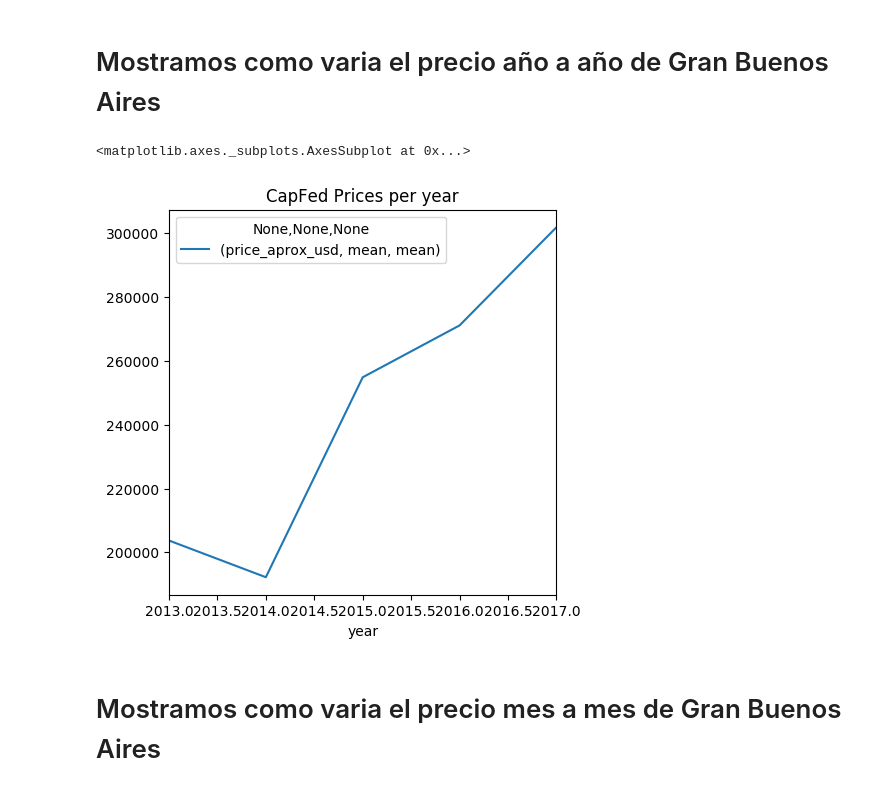
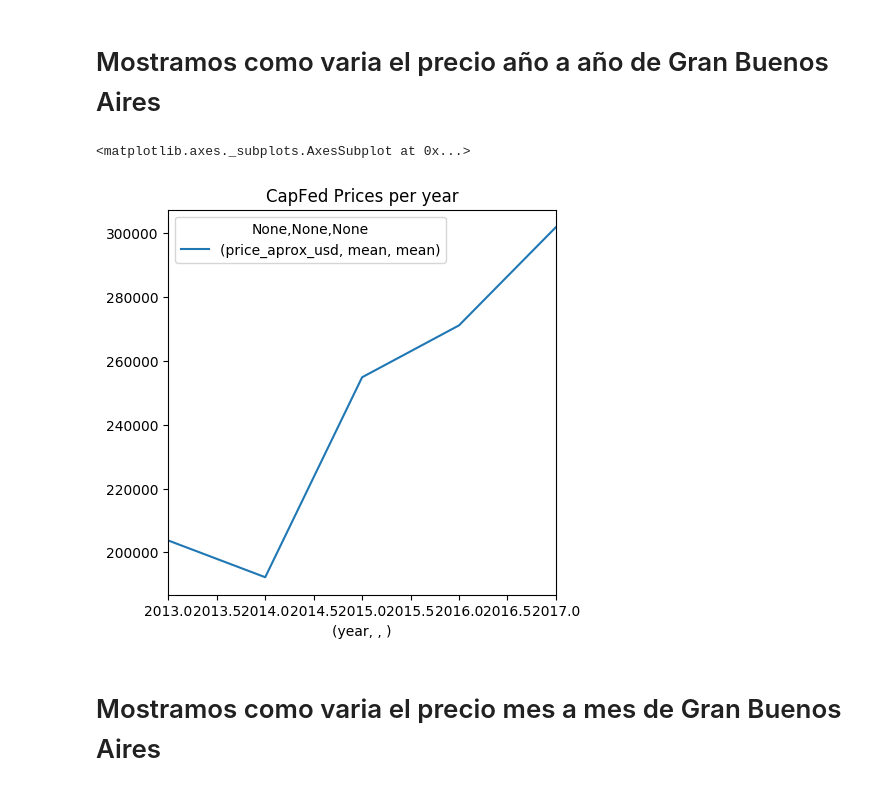
Before and after one commit to Monty1991/TPDATOS_7506_2017_2_ARGERICH, a Jupyter notebook: TP.ipynb, the cells around one changed output. Drawn from its saved outputs; the diff is of its cells as text; code cells hidden in the pictures.

```diff
--- a/TP.ipynb
+++ b/TP.ipynb
@@ -211,13 +211,13 @@ CF.plot(x='date', y=('price_aprox_usd', 'mean') , kind='line', title="CapFed Pri
 # %%
 GBA = df.loc[df.place_with_parent_names.str.contains('Bs.As. G.B.A.'), :]
 GBA = GBA.loc[:, ['price_aprox_usd', 'date']].groupby('date').agg([np.mean, np.size]).reset_index()
-GBA.loc[:, ['date']] = pd.to_datetime(GBA['date'], errors = 'coerce')
-GBA['year'] = GBA['date'].dt.year
+GBA.loc[:, [('date', '')]] = pd.to_datetime(GBA[('date', '')], errors = 'coerce')
+GBA['year'] = GBA[('date', '')].dt.year
 GBAYear = GBA.loc[:, [('year', ''), ('price_aprox_usd', 'mean')]].groupby('year').agg([np.mean, np.size]).reset_index()
-GBAYear.plot(x='year', y=('price_aprox_usd', 'mean', 'mean') , kind='line', title="CapFed Prices per year")
+GBAYear.plot(x=('year', '', ''), y=('price_aprox_usd', 'mean', 'mean') , kind='line', title="CapFed Prices per year")
 # %% [output]
 <matplotlib.axes._subplots.AxesSubplot at 0x...>
-[figure, old version]
+[figure, new version]
 # %% [markdown]
 # Mostramos como varia el precio mes a mes de Gran Buenos Aires
 # %%
```
Also changed, not shown: parts of 5 cells of this notebook.
